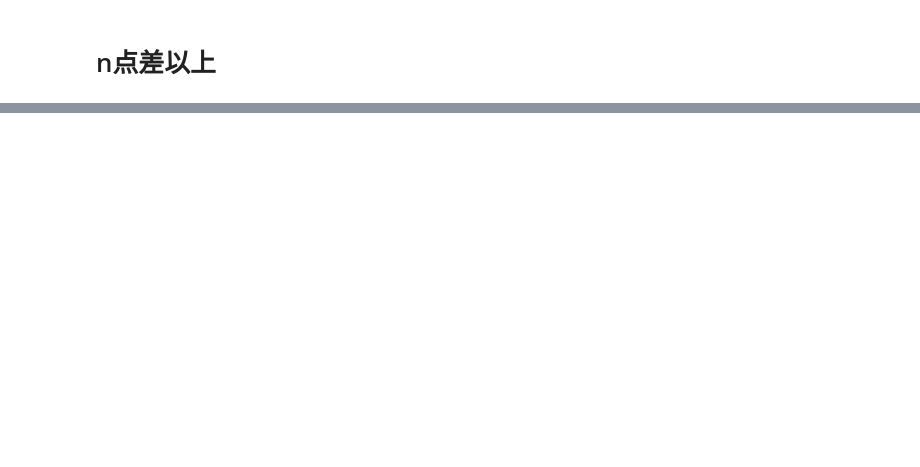
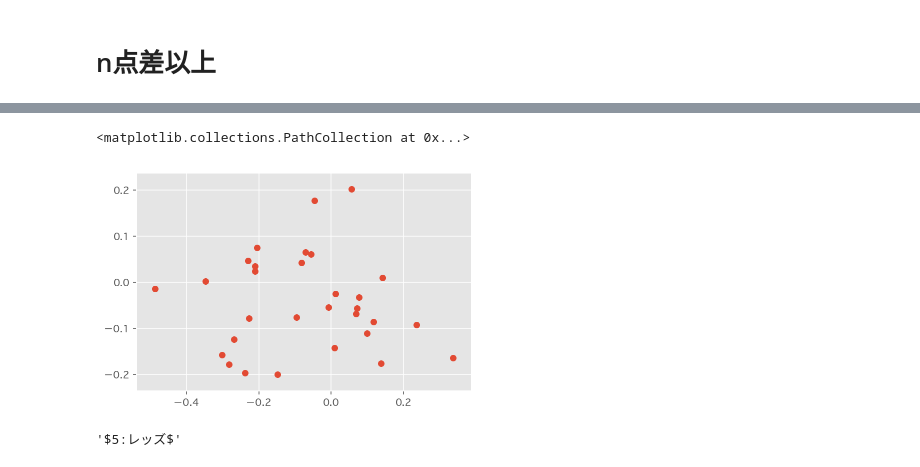
Before and after one commit to hsoccer/baseball, a Jupyter notebook: work/12_3_2.ipynb, the cells around one changed output, grey strips where cells are left out. Drawn from its saved outputs; the diff is of its cells as text; code cells hidden in the pictures; blank space fills up the shorter version.

```diff
--- a/work/12_3_2.ipynb
+++ b/work/12_3_2.ipynb
@@ -220,0 +288,6 @@ for team in teams_mlb:
+# %%
+res = []
+for team in teams_mlb:
+    curr = pos_neg(team)
+    res.append(curr)
+    print(curr)
@@ -220,0 +312,15 @@ for team in teams_mlb:
+# %%
+df = pd.DataFrame(res, columns=["チーム", "all_imp", "all_det", "pos_imp", "pos_det", "neg_imp", "neg_det"]).set_index("チーム", drop=True)
+# %%
+df["positive_inhibition"] = - df["pos_imp"] + df["all_imp"]
+df["negative_facilitation"] = df["neg_det"] - df["all_det"]
+# %%
+df[["positive_inhibition", "negative_facilitation"]]
+plt.scatter(df["positive_inhibition"], df["negative_facilitation"])
+# %% [output]
+<matplotlib.collections.PathCollection at 0x...>
+[figure, added]
+# %%
+"${}:{}$".format(ranking(team), team)
+# %% [output]
+'$5:レッズ$'
```
Also changed, not shown: parts of 20 cells of this notebook, 11 other files.
